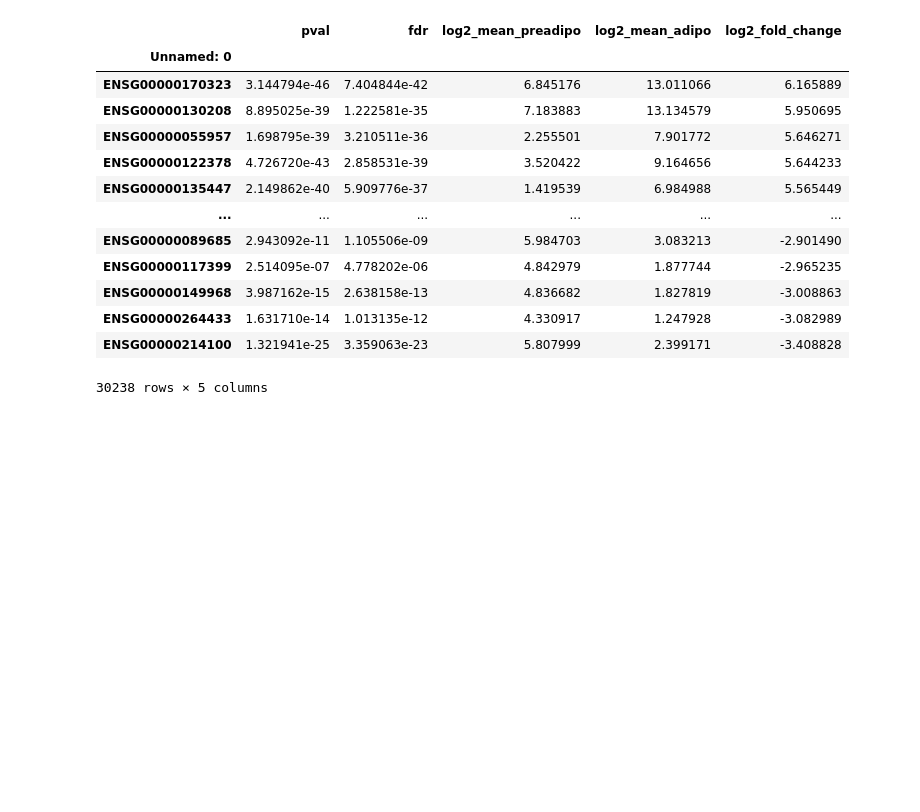
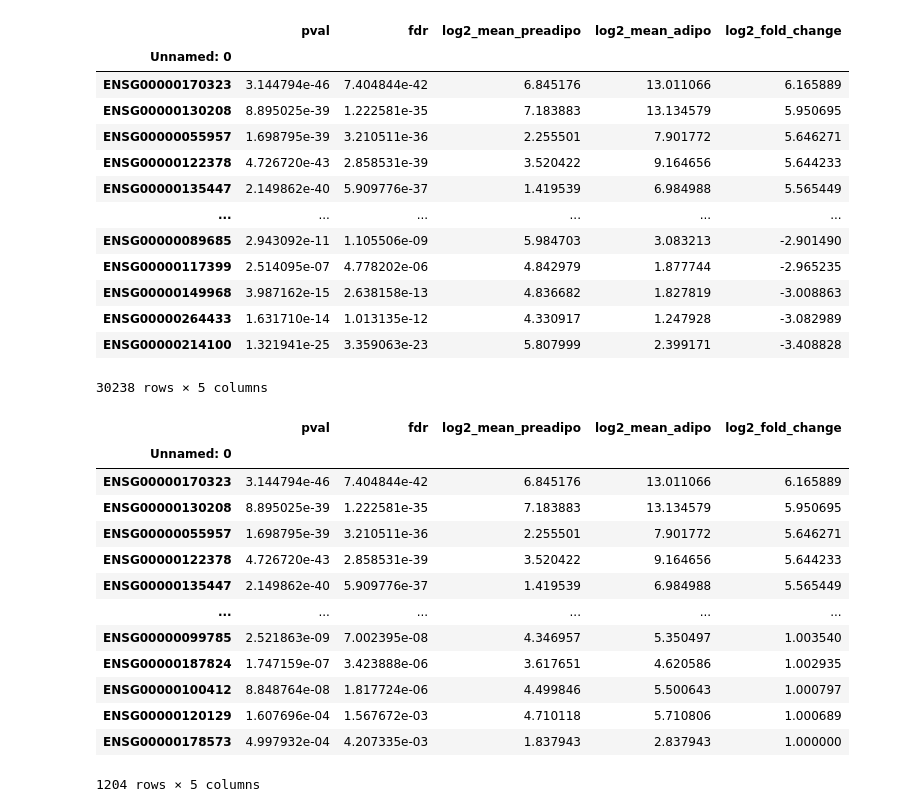
Before and after one commit to CamilleChallier/Transcriptomics_project, a Jupyter notebook: wesley.ipynb, the cells around one changed output. Drawn from its saved outputs; the diff is of its cells as text; code cells hidden in the pictures; blank space fills up the shorter version.

```diff
--- a/wesley.ipynb
+++ b/wesley.ipynb
@@ -441,3 +443,22 @@ de_results
 | ENSG00000264433 | 1.631710e-14 | 1.013135e-12 | 4.330917 | 1.247928 | -3.082989 |
 | ENSG00000214100 | 1.321941e-25 | 3.359063e-23 | 5.807999 | 2.399171 | -3.408828 |
 30238 rows × 5 columns
+# %%
+de_results = de_results[de_results["fdr"] < 0.05]
+de_results = de_results[de_results["log2_fold_change"] > 1]
+de_results
+# %% [output]
+|  | pval | fdr | log2_mean_preadipo | log2_mean_adipo | log2_fold_change |
+| Unnamed: 0 |  |  |  |  |  |
+| ENSG00000170323 | 3.144794e-46 | 7.404844e-42 | 6.845176 | 13.011066 | 6.165889 |
+| ENSG00000130208 | 8.895025e-39 | 1.222581e-35 | 7.183883 | 13.134579 | 5.950695 |
+| ENSG00000055957 | 1.698795e-39 | 3.210511e-36 | 2.255501 | 7.901772 | 5.646271 |
+| ENSG00000122378 | 4.726720e-43 | 2.858531e-39 | 3.520422 | 9.164656 | 5.644233 |
+| ENSG00000135447 | 2.149862e-40 | 5.909776e-37 | 1.419539 | 6.984988 | 5.565449 |
+| ... | ... | ... | ... | ... | ... |
+| ENSG00000099785 | 2.521863e-09 | 7.002395e-08 | 4.346957 | 5.350497 | 1.003540 |
+| ENSG00000187824 | 1.747159e-07 | 3.423888e-06 | 3.617651 | 4.620586 | 1.002935 |
+| ENSG00000100412 | 8.848764e-08 | 1.817724e-06 | 4.499846 | 5.500643 | 1.000797 |
+| ENSG00000120129 | 1.607696e-04 | 1.567672e-03 | 4.710118 | 5.710806 | 1.000689 |
+| ENSG00000178573 | 4.997932e-04 | 4.207335e-03 | 1.837943 | 2.837943 | 1.000000 |
+1204 rows × 5 columns
```
Also changed, not shown: parts of 1 cell of this notebook.
